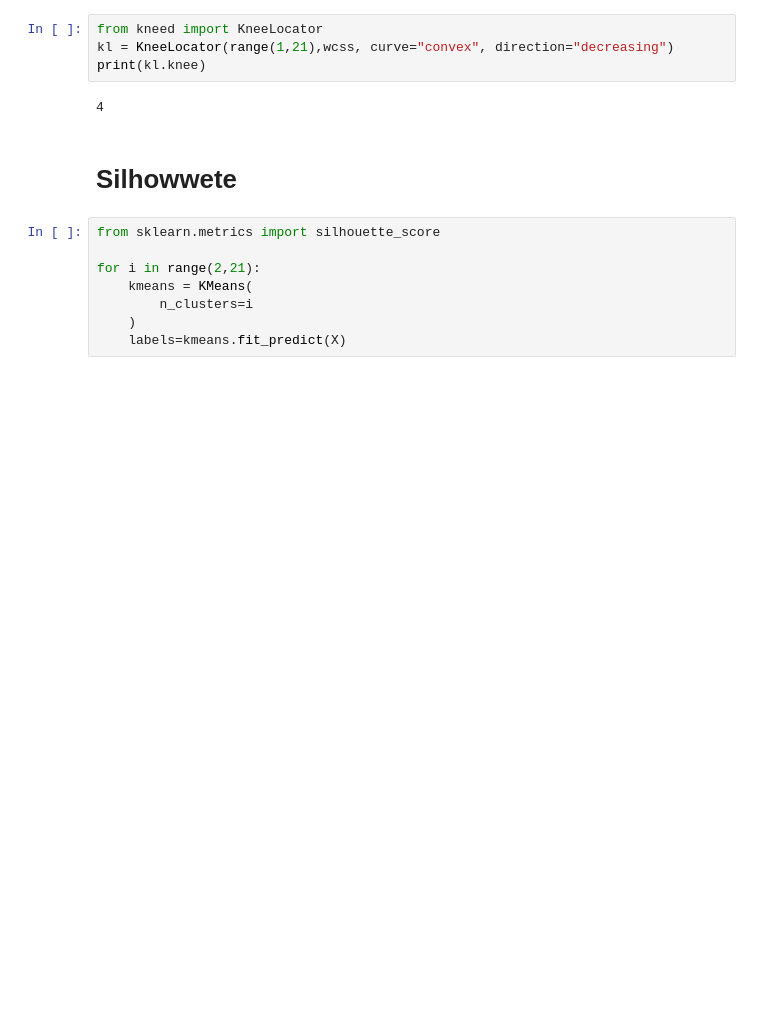
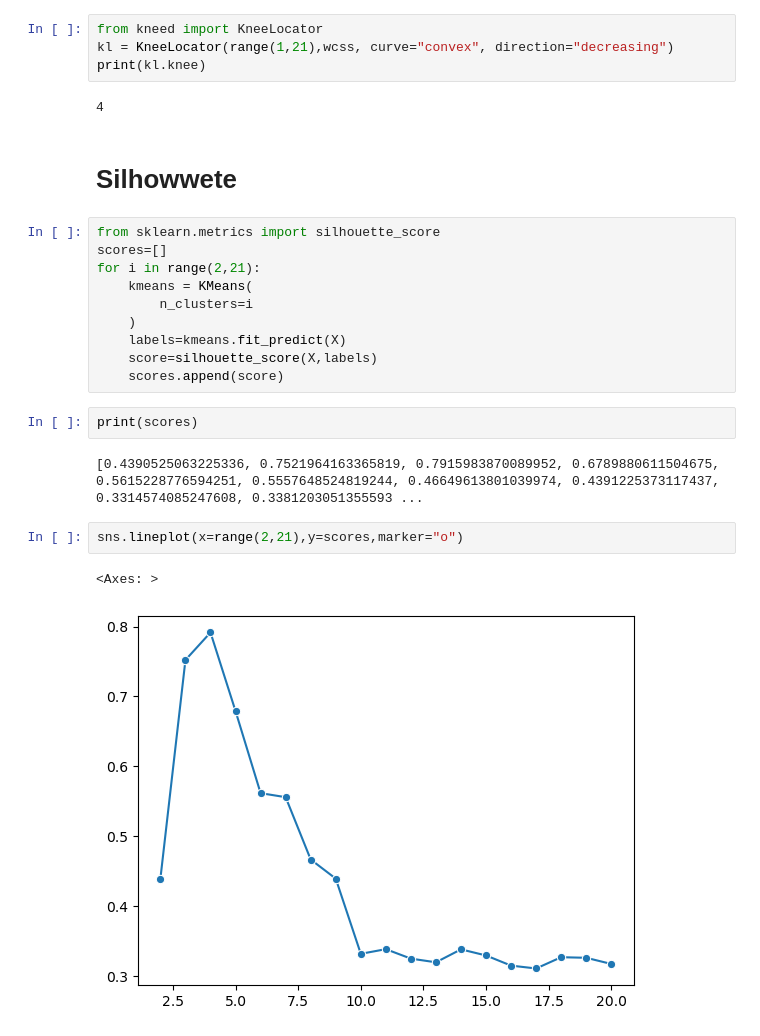
Before and after one commit to theabdullah05-web/PRIME-Classes, a Jupyter notebook: Unsupervised ML/Clustering/KMeans.ipynb, the cells around one changed output. Saved outputs shown, nothing was run; the diff lists cells and outputs as text; blank space fills up the shorter version.

```diff
--- a/Unsupervised ML/Clustering/KMeans.ipynb
+++ b/Unsupervised ML/Clustering/KMeans.ipynb
@@ -52,9 +52,20 @@ print(kl.knee)
 #  Silhowwete
 # %%
 from sklearn.metrics import silhouette_score
-
+scores=[]
 for i in range(2,21):
     kmeans = KMeans(
         n_clusters=i
     )
     labels=kmeans.fit_predict(X)
+    score=silhouette_score(X,labels)
+    scores.append(score)
+# %%
+print(scores)
+# %% [output]
+[0.4390525063225336, 0.7521964163365819, 0.7915983870089952, 0.6789880611504675, 0.5615228776594251, 0.5557648524819244, 0.46649613801039974, 0.4391225373117437, 0.3314574085247608, 0.3381203051355593 ...
+# %%
+sns.lineplot(x=range(2,21),y=scores,marker="o")
+# %% [output]
+<Axes: >
+[figure, added]
```
